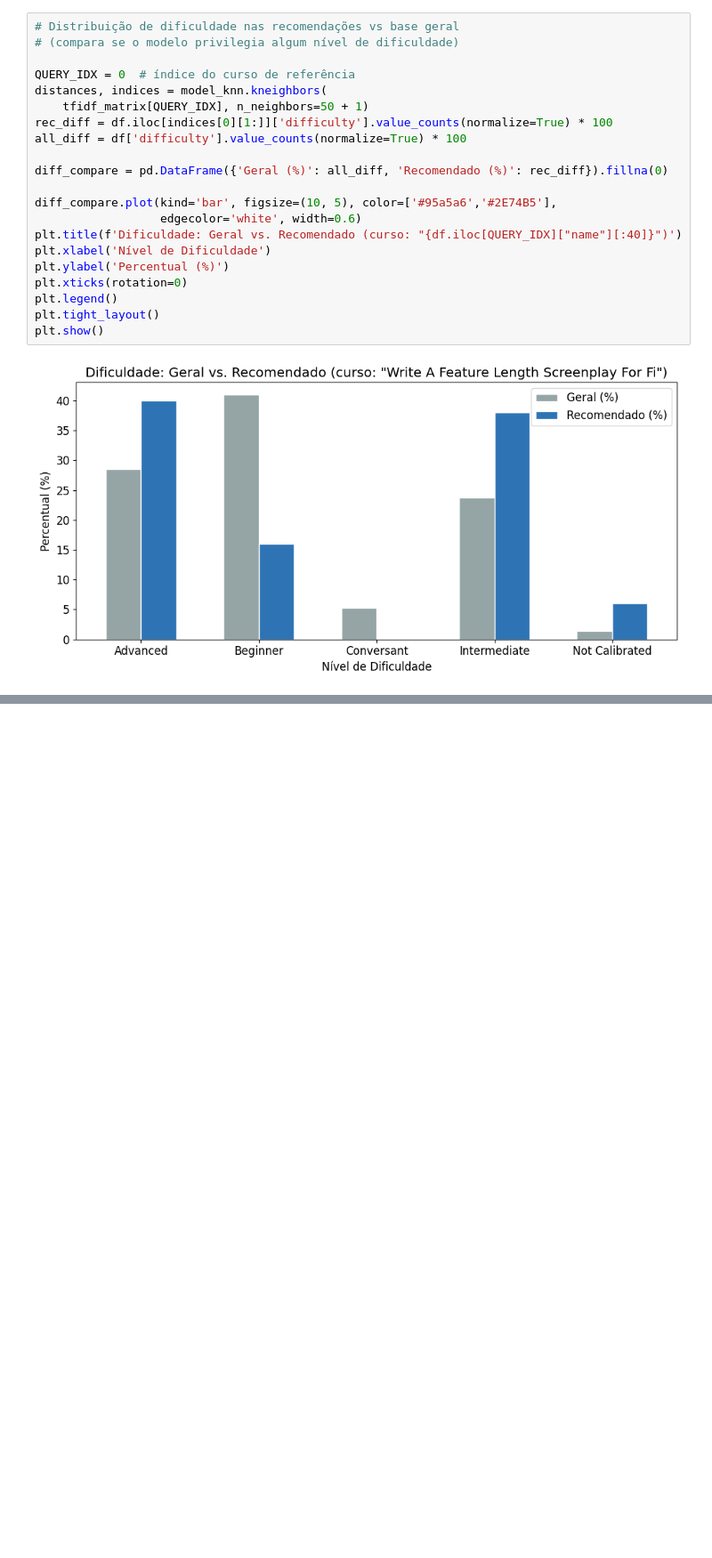
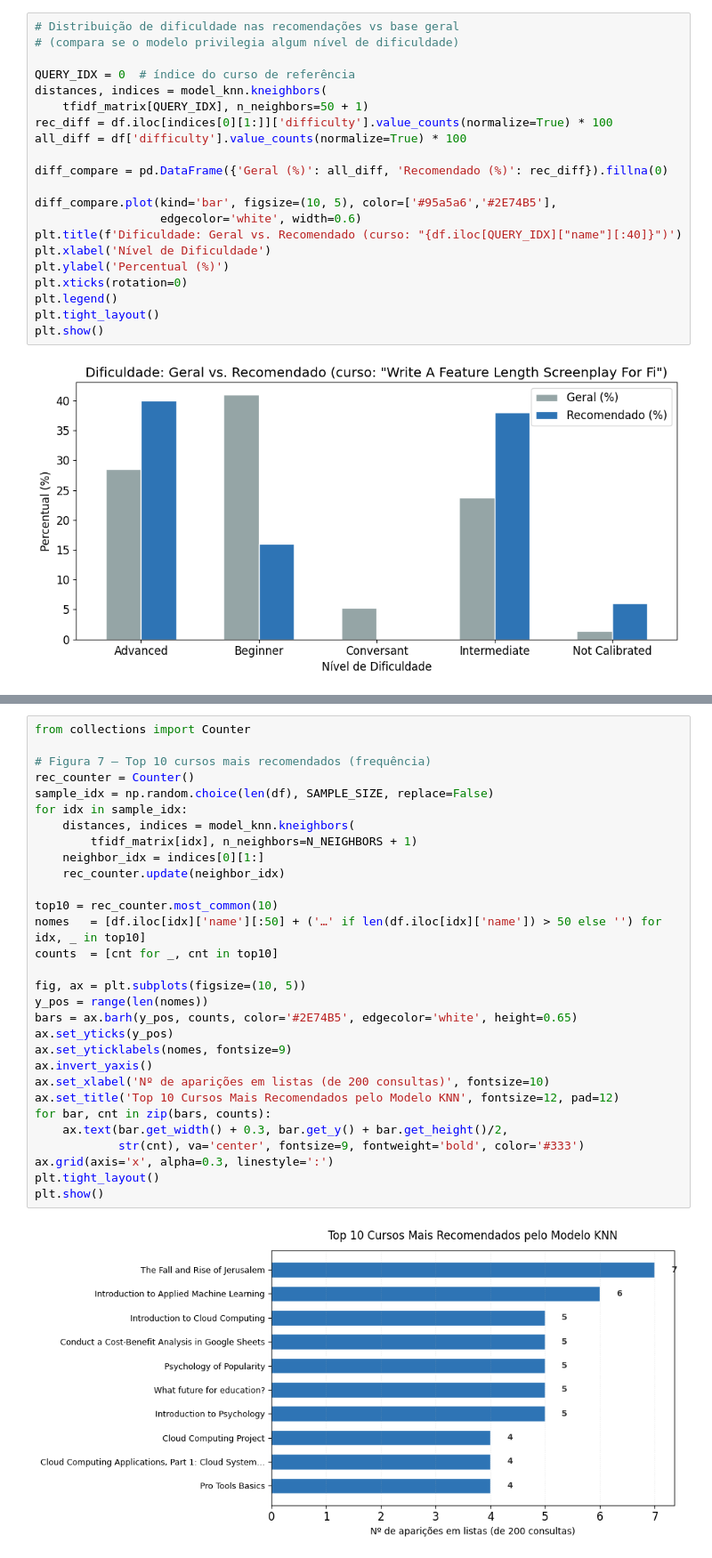
Before and after one commit to canasep/mackprojeto3, a Jupyter notebook: PROJETO_APLICADO_3.ipynb, the cells around one changed output, grey strips where cells are left out. Shown at 89% size. Cells and saved outputs as stored; diff of their text form; blank space fills up the shorter version.

```diff
--- a/PROJETO_APLICADO_3.ipynb
+++ b/PROJETO_APLICADO_3.ipynb
@@ -585,0 +611,32 @@ plt.show()
+# %%
+from collections import Counter
+
+# Figura 7 — Top 10 cursos mais recomendados (frequência)
+rec_counter = Counter()
+sample_idx = np.random.choice(len(df), SAMPLE_SIZE, replace=False)
+for idx in sample_idx:
+    distances, indices = model_knn.kneighbors(
+        tfidf_matrix[idx], n_neighbors=N_NEIGHBORS + 1)
+    neighbor_idx = indices[0][1:]
+    rec_counter.update(neighbor_idx)
+
+top10 = rec_counter.most_common(10)
+nomes   = [df.iloc[idx]['name'][:50] + ('…' if len(df.iloc[idx]['name']) > 50 else '') for idx, _ in top10]
+counts  = [cnt for _, cnt in top10]
+
+fig, ax = plt.subplots(figsize=(10, 5))
+y_pos = range(len(nomes))
+bars = ax.barh(y_pos, counts, color='#2E74B5', edgecolor='white', height=0.65)
+ax.set_yticks(y_pos)
+ax.set_yticklabels(nomes, fontsize=9)
+ax.invert_yaxis()
+ax.set_xlabel('Nº de aparições em listas (de 200 consultas)', fontsize=10)
+ax.set_title('Top 10 Cursos Mais Recomendados pelo Modelo KNN', fontsize=12, pad=12)
+for bar, cnt in zip(bars, counts):
+    ax.text(bar.get_width() + 0.3, bar.get_y() + bar.get_height()/2,
+            str(cnt), va='center', fontsize=9, fontweight='bold', color='#333')
+ax.grid(axis='x', alpha=0.3, linestyle=':')
+plt.tight_layout()
+plt.show()
+# %% [output]
+[figure, added]
```
Also changed, not shown: parts of 9 cells of this notebook.
